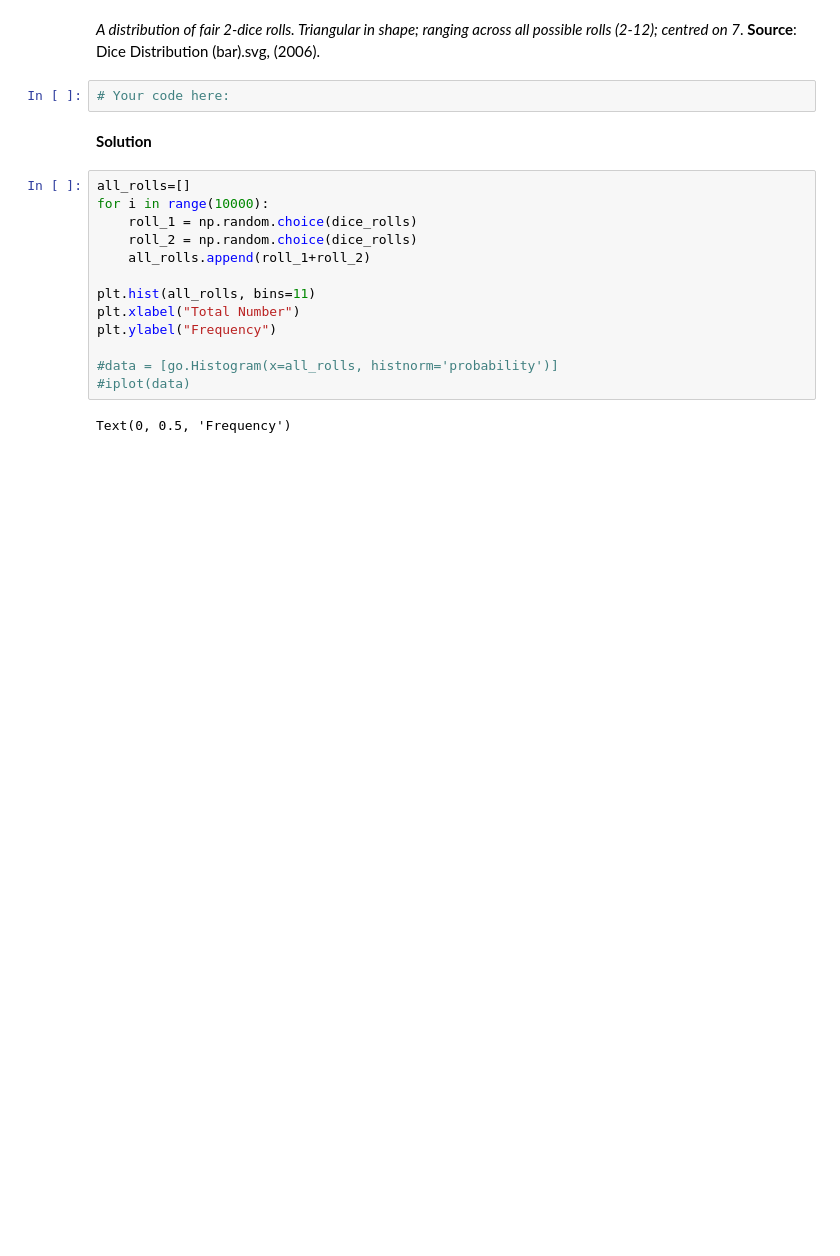
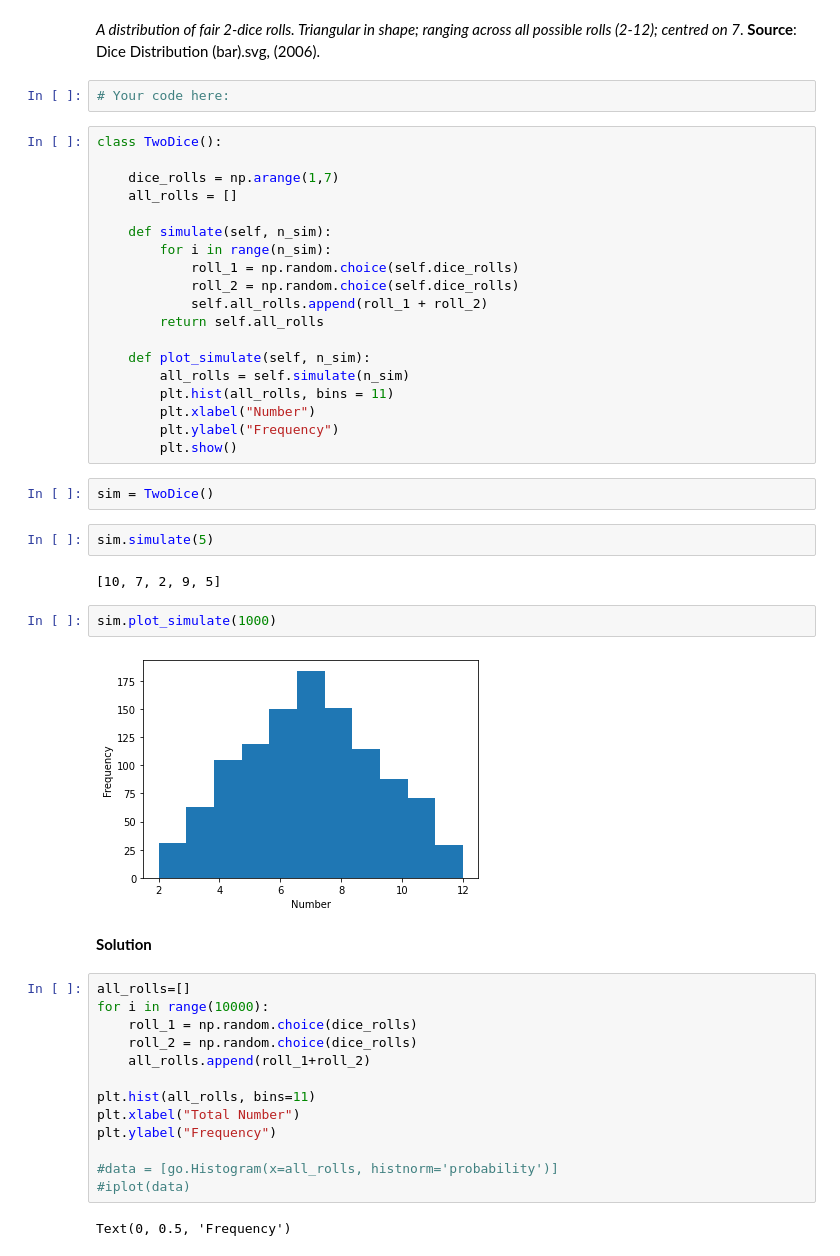
Before and after one commit to brunocgf/CertificationUT_DS, a Jupyter notebook: Statistics4DS/Module02/02-02.ipynb, the cells around one changed output. Cells and saved outputs as stored; diff of their text form; blank space fills up the shorter version.

```diff
--- a/Statistics4DS/Module02/02-02.ipynb
+++ b/Statistics4DS/Module02/02-02.ipynb
@@ -164,6 +159,35 @@ Simulate that you are rolling two dice and plot the probability distribution.  Y
 *A distribution of fair 2-dice rolls. Triangular in shape; ranging across all possible rolls (2-12); centred on 7*. **Source**: Dice Distribution (bar).svg, (2006).
 # %%
 # Your code here:
+# %%
+class TwoDice():
+
+    dice_rolls = np.arange(1,7)
+    all_rolls = []
+
+    def simulate(self, n_sim):
+        for i in range(n_sim):
+            roll_1 = np.random.choice(self.dice_rolls)
+            roll_2 = np.random.choice(self.dice_rolls)
+            self.all_rolls.append(roll_1 + roll_2)
+        return self.all_rolls
+
+    def plot_simulate(self, n_sim):
+        all_rolls = self.simulate(n_sim)
+        plt.hist(all_rolls, bins = 11)
+        plt.xlabel("Number")
+        plt.ylabel("Frequency")
+        plt.show()
+# %%
+sim = TwoDice()
+# %%
+sim.simulate(5)
+# %% [output]
+[10, 7, 2, 9, 5]
+# %%
+sim.plot_simulate(1000)
+# %% [output]
+[figure, added]
 # %% [markdown]
 **Solution**
 # %%
```
Also changed, not shown: parts of 2 cells of this notebook, 3 other files.
